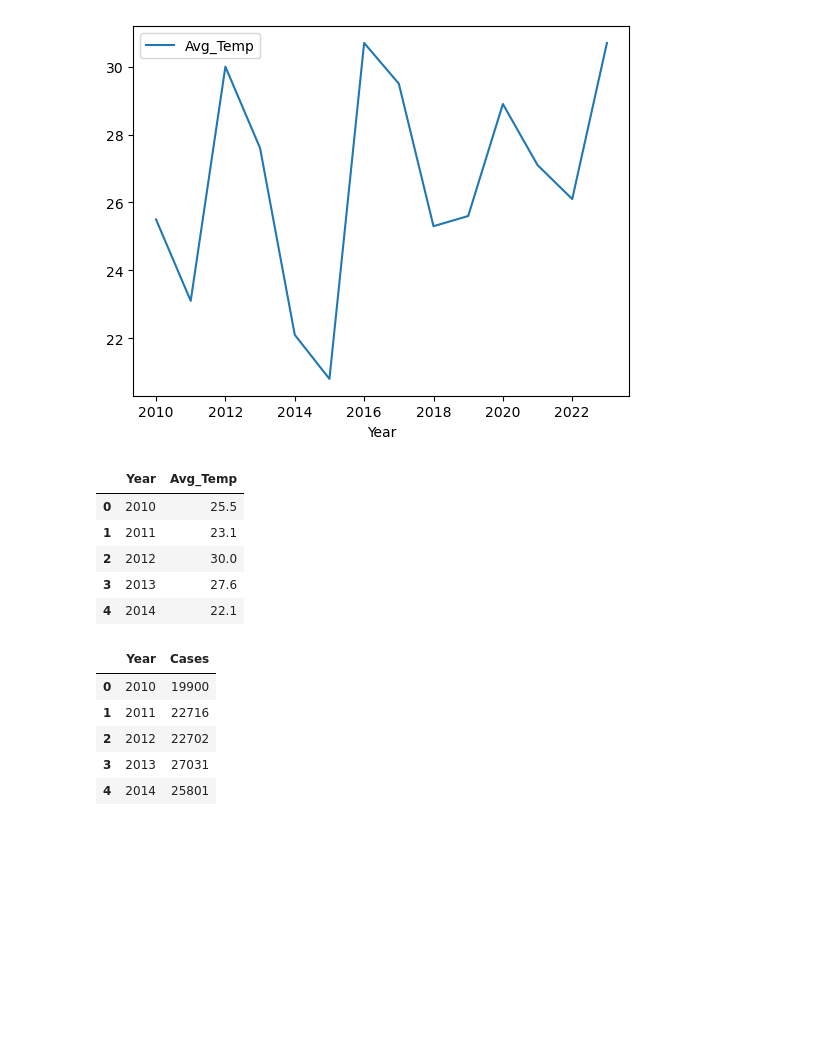
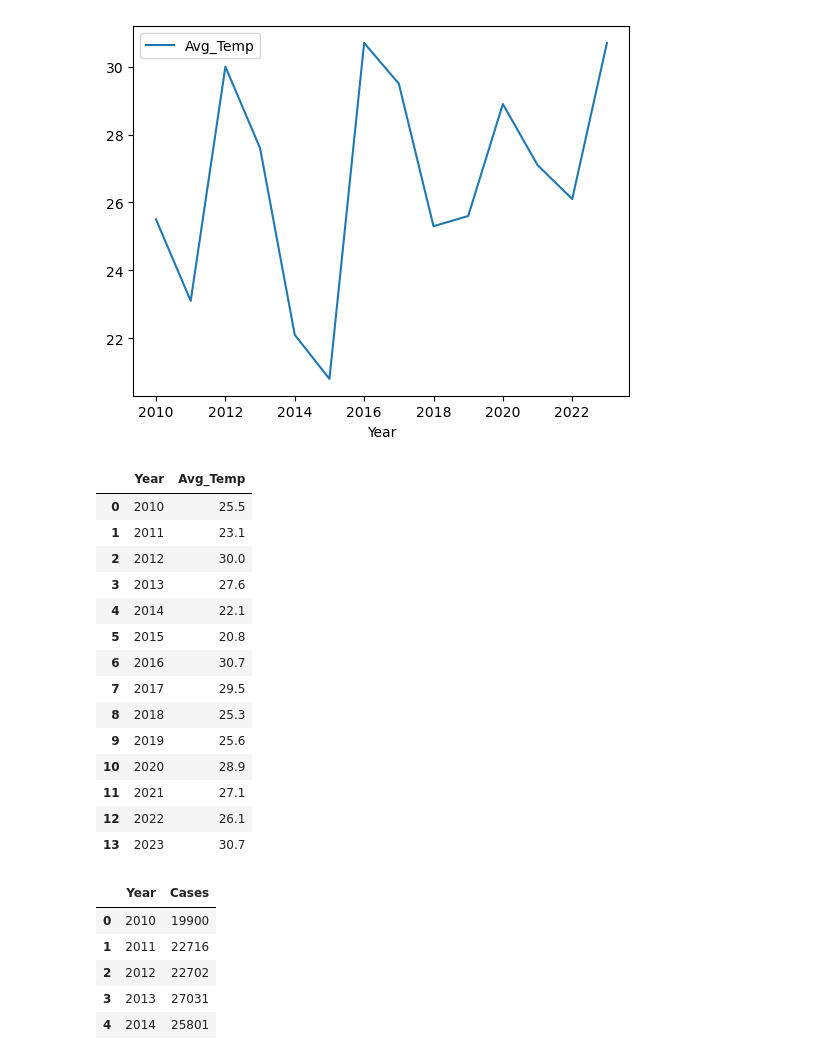
Before and after one commit to dzapata915/Lyme_Disease, a Jupyter notebook: weather_lyme.ipynb, the cells around one changed output. Saved outputs shown, nothing was run; the diff lists cells and outputs as text; code cells hidden in the pictures; blank space fills up the shorter version.

```diff
--- a/weather_lyme.ipynb
+++ b/weather_lyme.ipynb
@@ -468,14 +474,23 @@ NE_winter.plot(kind='line',x='Year', y='Avg_Temp')
 <Axes: xlabel='Year'>
 [figure]
 # %%
-NE_winter.head(5)
+NE_winter
 # %% [output]
 |  | Year | Avg_Temp |
 | 0 | 2010 | 25.5 |
 | 1 | 2011 | 23.1 |
 | 2 | 2012 | 30.0 |
 | 3 | 2013 | 27.6 |
 | 4 | 2014 | 22.1 |
+| 5 | 2015 | 20.8 |
+| 6 | 2016 | 30.7 |
+| 7 | 2017 | 29.5 |
+| 8 | 2018 | 25.3 |
+| 9 | 2019 | 25.6 |
+| 10 | 2020 | 28.9 |
+| 11 | 2021 | 27.1 |
+| 12 | 2022 | 26.1 |
+| 13 | 2023 | 30.7 |
 # %%
 Northeast.head(5)
 # %% [output]
```
Also changed, not shown: parts of 52 cells of this notebook.
